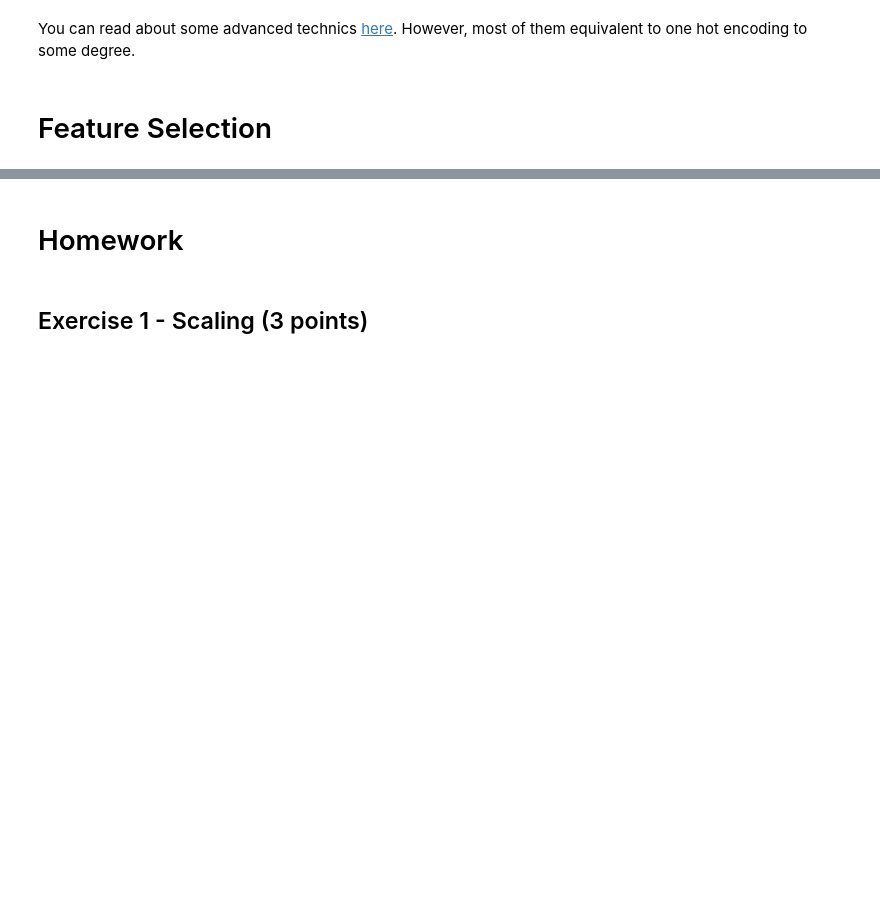
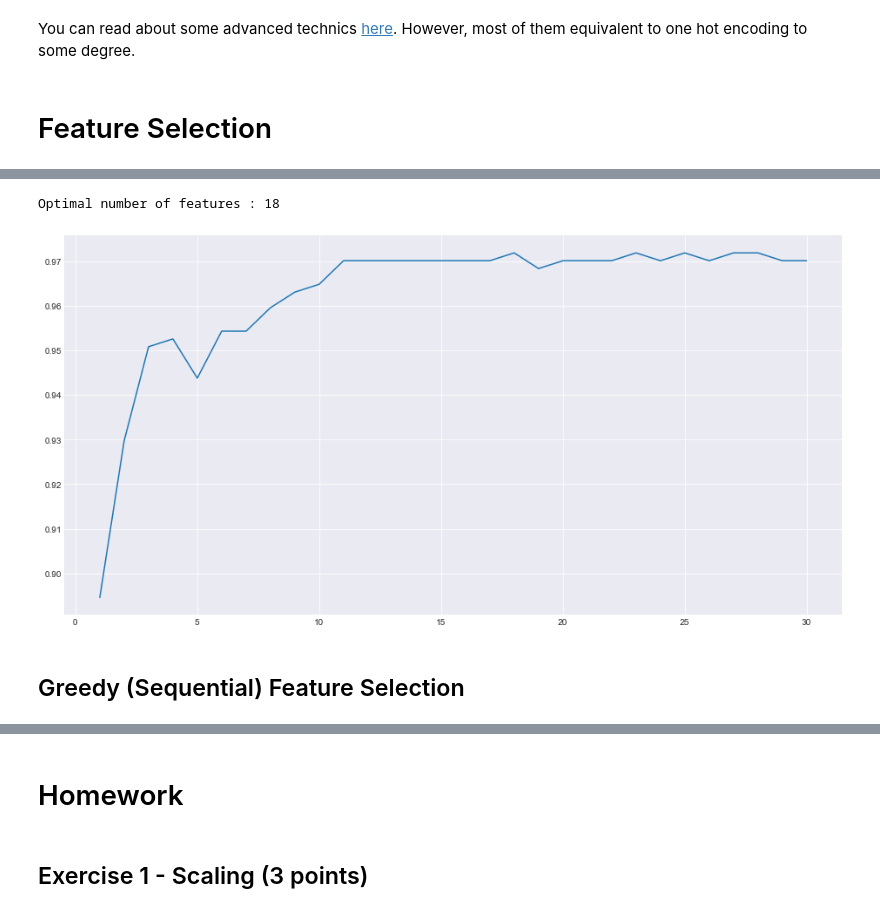
Before and after one commit to rolling-scopes-school/ml-intro, a Jupyter notebook: 4_feature_engineering_selection/ch04_feature_engineering_selection.ipynb, the cells around one changed output, grey strips where cells are left out. Drawn from its saved outputs; the diff is of its cells as text; code cells hidden in the pictures; blank space fills up the shorter version.

Commit message:
Added main feature selection approaches

```diff
--- a/4_feature_engineering_selection/ch04_feature_engineering_selection.ipynb
+++ b/4_feature_engineering_selection/ch04_feature_engineering_selection.ipynb
@@ -288,0 +296,5 @@ You can read about some advanced technics [here](https://www.analyticsvidhya.com
+# %%
+cancer_sklearn = load_breast_cancer(as_frame=True)
+cancer_data, cancer_labels = cancer_sklearn['data'], cancer_sklearn['target']
+cancer_data_scaled = StandardScaler().fit_transform(cancer_data)
+cancer_data
@@ -288,0 +361,10 @@ You can read about some advanced technics [here](https://www.analyticsvidhya.com
+# %%
+main_model = LogisticRegression(solver='liblinear', penalty='l1')
+pipe_baseline = make_pipeline(StandardScaler(), main_model)
+pipe_selection = make_pipeline(StandardScaler(), SelectFromModel(selection_model), main_model) # fix to select only once
+
+print('Result on original data: {:f}'.format(cross_val_score(pipe_baseline, cancer_data, cancer_labels,
+                      scoring='accuracy', cv=5).mean()))
+
+print('Result after selection {:f}'.format(cross_val_score(pipe_selection, cancer_data, cancer_labels,
+                      scoring='accuracy', cv=5).mean()))
@@ -288,0 +379,22 @@ You can read about some advanced technics [here](https://www.analyticsvidhya.com
+# %%
+from sklearn.model_selection import KFold
+LogisticRegression(solver='liblinear')
+
+min_features_to_select = 1
+rfecv = RFECV(estimator=main_model, step=1, cv=KFold(3),
+              scoring='accuracy', min_features_to_select=min_features_to_select)
+rfecv.fit(cancer_data_scaled, cancer_labels)
+
+print("Optimal number of features : %d" % rfecv.n_features_)
+# %% [output]
+Optimal number of features : 18
+# %%
+plt.figure(figsize=(16,8))
+plt.plot(range(min_features_to_select,
+               len(rfecv.grid_scores_) + min_features_to_select),
+         rfecv.grid_scores_)
+plt.show()
+# %% [output]
+[figure, added]
+# %% [markdown]
+## Greedy (Sequential) Feature Selection
```
Also changed, not shown: parts of 21 cells of this notebook.
